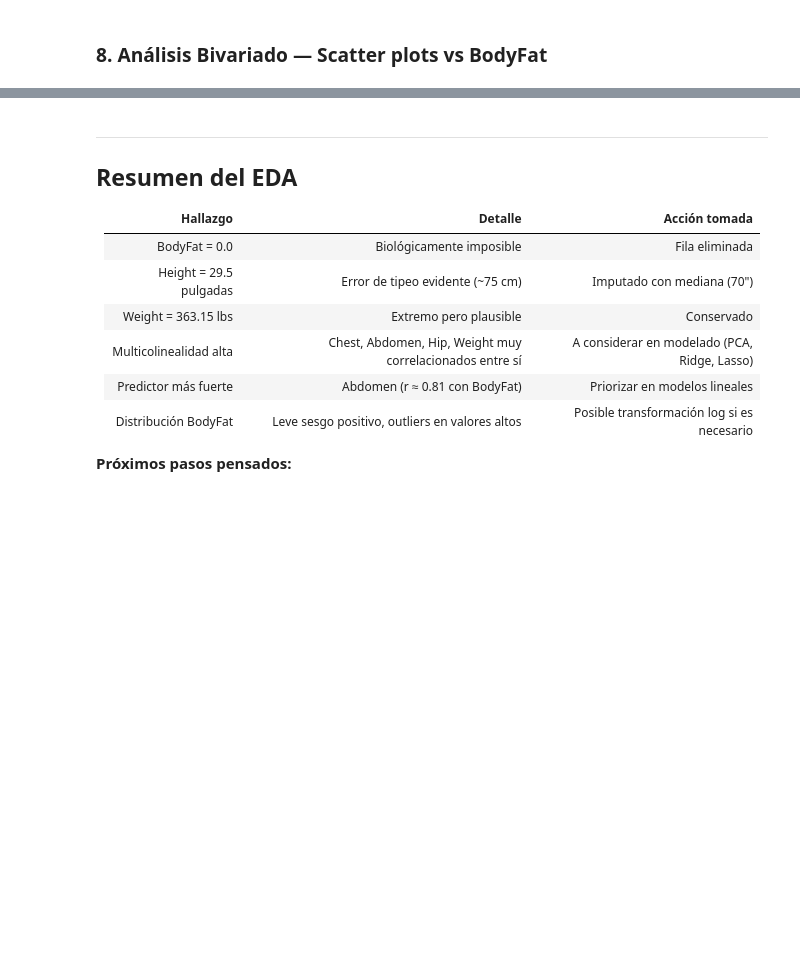
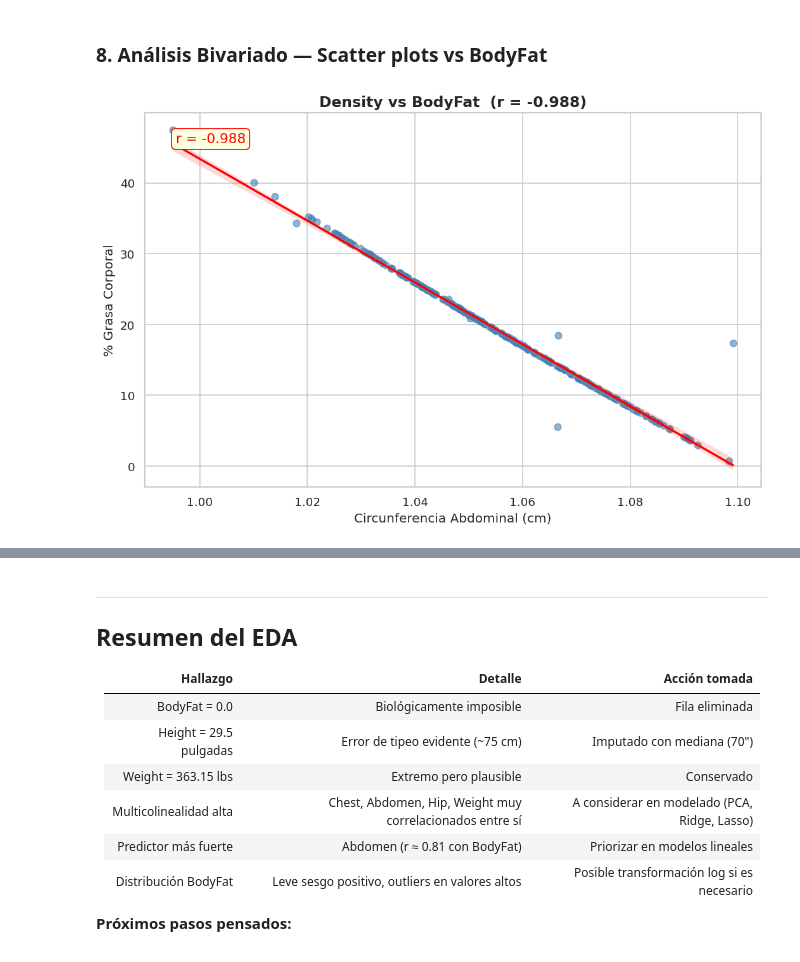
Before and after one commit to agustinross-ar/TP_ADM, a Jupyter notebook: TP_BodyFat_EDA.ipynb, the cells around one changed output, grey strips where cells are left out. Saved outputs shown, nothing was run; the diff lists cells and outputs as text; code cells hidden in the pictures; blank space fills up the shorter version.

```diff
--- a/TP_BodyFat_EDA.ipynb
+++ b/TP_BodyFat_EDA.ipynb
@@ -347,6 +347,30 @@ Variable 1 Variable 2     r
     Weight       Knee 0.851
 # %% [markdown]
 ### 8. Análisis Bivariado — Scatter plots vs BodyFat
+# %%
+# Scatter plot destacado: Abdomen vs BodyFat (predictor más fuerte)
+fig, ax = plt.subplots(figsize=(9, 6))
+
+r_abd = corr_matrix.loc['Density', 'BodyFat']
+
+sns.regplot(
+    data=df_clean, x='Density', y='BodyFat',
+    scatter_kws={'alpha': 0.6, 's': 40, 'color': 'steelblue'},
+    line_kws={'color': 'red', 'linewidth': 2},
+    ax=ax
+)
+
+ax.set_title(f'Density vs BodyFat  (r = {r_abd:.3f})', fontsize=14, fontweight='bold')
+ax.set_xlabel('Circunferencia Abdominal (cm)', fontsize=12)
+ax.set_ylabel('% Grasa Corporal', fontsize=12)
+ax.annotate(f'r = {r_abd:.3f}', xy=(0.05, 0.92), xycoords='axes fraction',
+            fontsize=13, color='red',
+            bbox=dict(boxstyle='round,pad=0.3', facecolor='lightyellow', edgecolor='red'))
+
+plt.tight_layout()
+plt.show()
+# %% [output]
+[figure, added]
 # %%
 # Top 6 predictores más correlacionados con BodyFat (excluyendo Density)
 top_vars = corr_target.drop('Density', errors='ignore').abs().sort_values(ascending=False).head(6).index.tolist()
```
Also changed, not shown: parts of 9 cells of this notebook.
